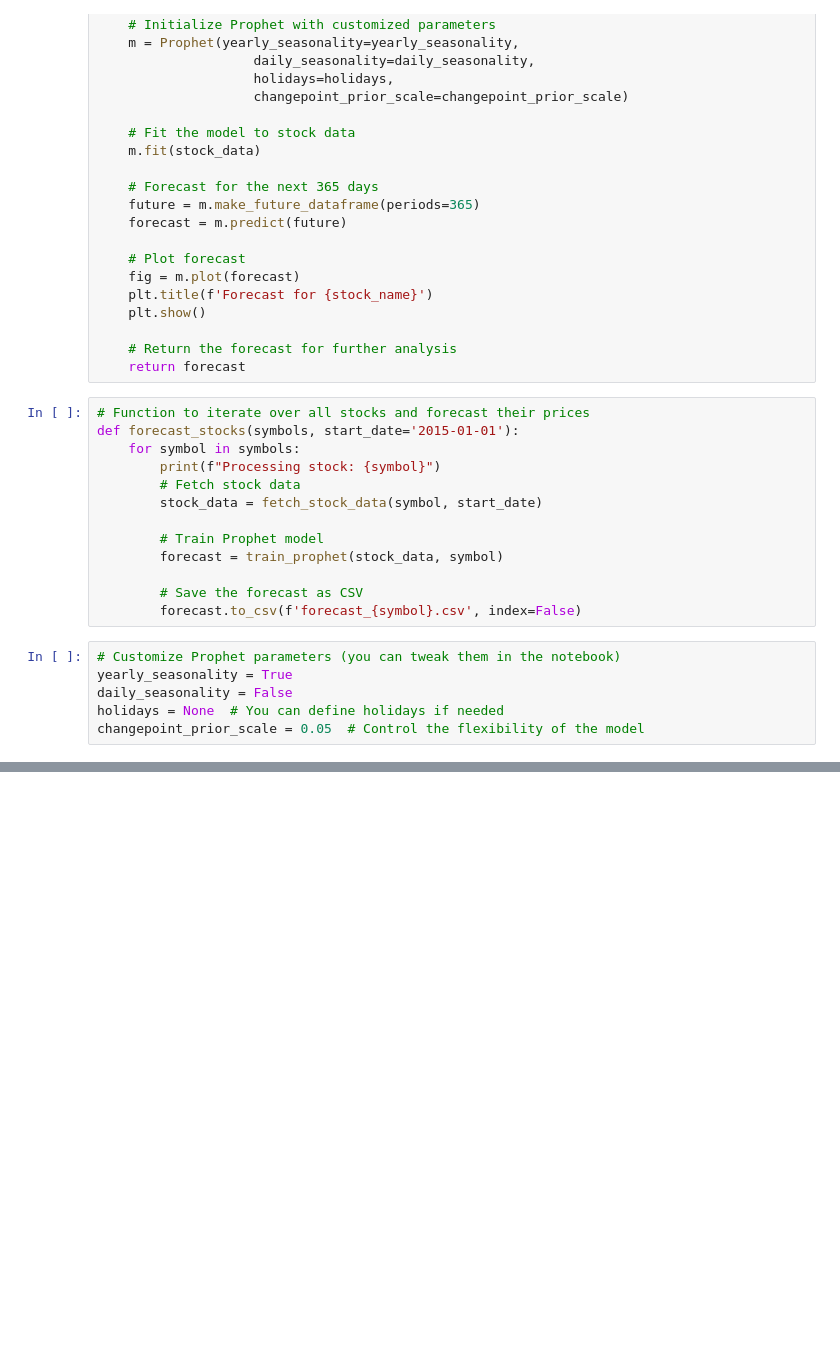
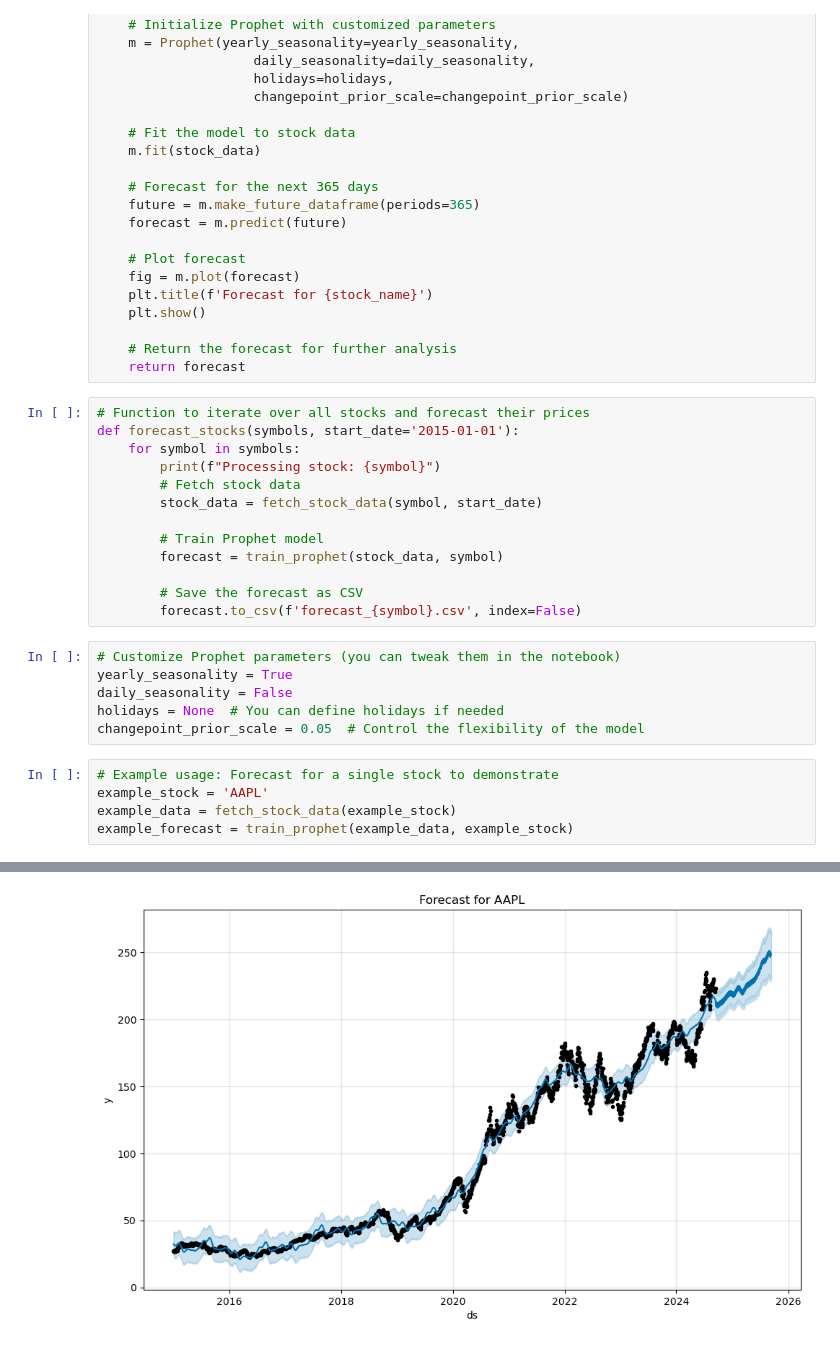
Before and after one commit to abdallah-al-khaled/ExchangeXpert-services, a Jupyter notebook: Stocks ML/main.ipynb, the cells around one changed output, grey strips where cells are left out. Drawn from its saved outputs; the diff is of its cells as text; blank space fills up the shorter version.

Commit message:
Added example stocks to forcast

```diff
--- a/Stocks ML/main.ipynb
+++ b/Stocks ML/main.ipynb
@@ -68,3 +68,9 @@ yearly_seasonality = True
 daily_seasonality = False
 holidays = None  # You can define holidays if needed
 changepoint_prior_scale = 0.05  # Control the flexibility of the model
+# %%
+# Example usage: Forecast for a single stock to demonstrate
+example_stock = 'AAPL'
+example_data = fetch_stock_data(example_stock)
+example_forecast = train_prophet(example_data, example_stock)
+# %% [output]
@@ -70,0 +80 @@ changepoint_prior_scale = 0.05  # Control the flexibility of the model
+[figure, added]
```
Also changed, not shown: parts of 1 cell of this notebook.
